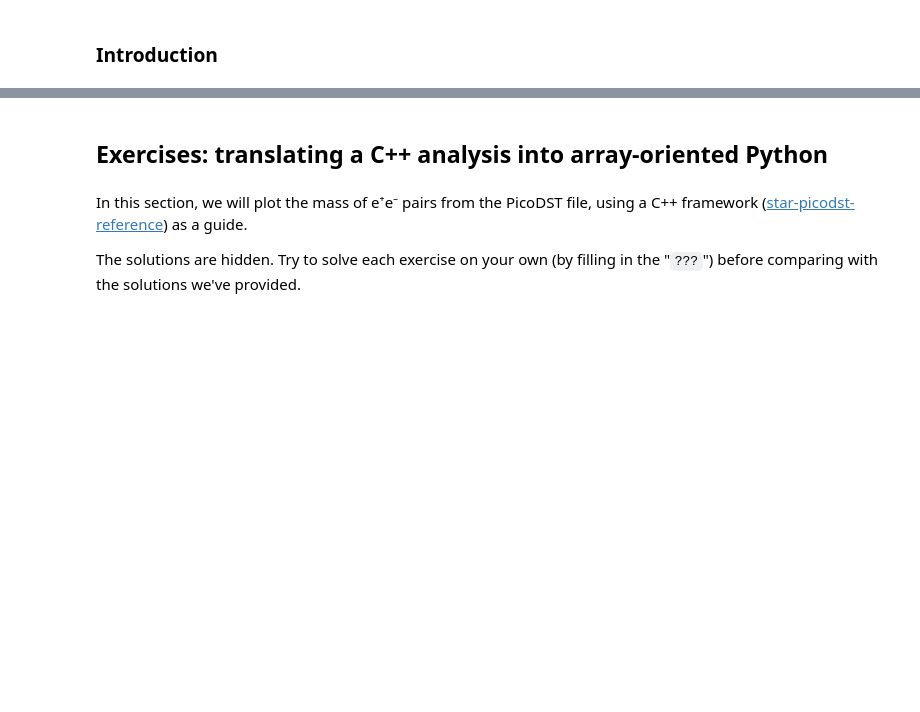
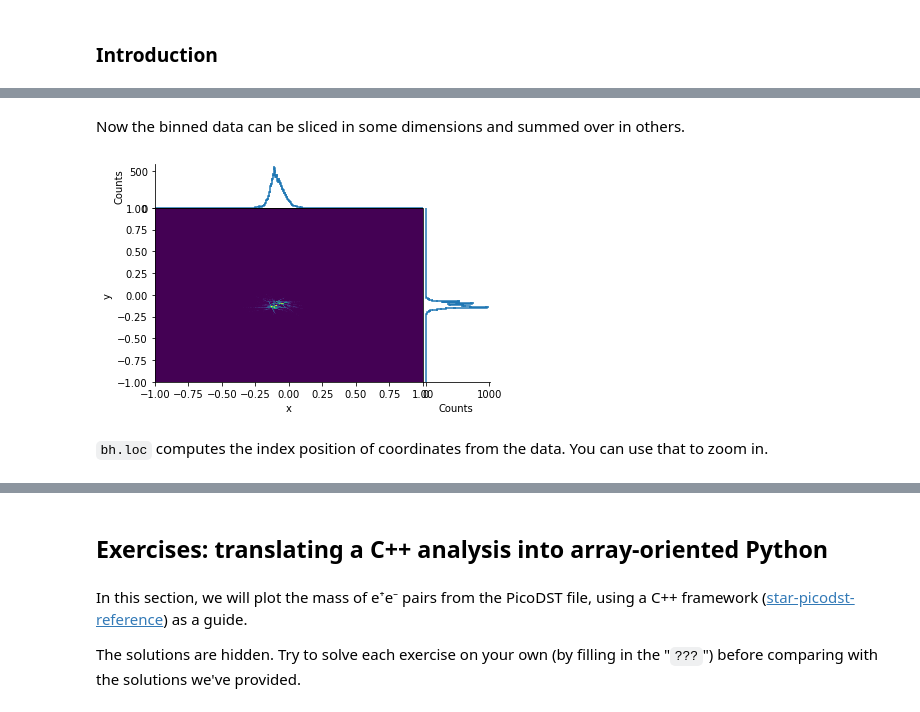
Before and after one commit to jpivarski-talks/2021-09-13-star-uproot-awkward-tutorial, a Jupyter notebook: tutorial.ipynb, the cells around one changed output, grey strips where cells are left out. Drawn from its saved outputs; the diff is of its cells as text; code cells hidden in the pictures; blank space fills up the shorter version.

```diff
--- a/tutorial.ipynb
+++ b/tutorial.ipynb
@@ -865,0 +961,7 @@ for arrays in picodst.iterate(filter_name="*mGMomentum[XYZ]", step_size=100):
+# %%
+vertexhist = hist.Hist(
+    hist.axis.Regular(300, -1, 1, label="x"),
+    hist.axis.Regular(300, -1, 1, label="y"),
+    hist.axis.Regular(20, -200, 200, label="z"),
+    hist.axis.Variable([-1030000, -500000, 500000] + list(range(1000000, 1030000, 2000)), label="ranking"),
+)
@@ -865,0 +987,8 @@ for arrays in picodst.iterate(filter_name="*mGMomentum[XYZ]", step_size=100):
+# %% [markdown]
+Now the binned data can be sliced in some dimensions and summed over in others.
+# %%
+vertexhist[:, :, sum, sum].plot2d_full();
+# %% [output]
+[figure, added]
+# %% [markdown]
+`bh.loc` computes the index position of coordinates from the data. You can use that to zoom in.
```
Also changed, not shown: parts of 48 cells of this notebook, 3 other files.
